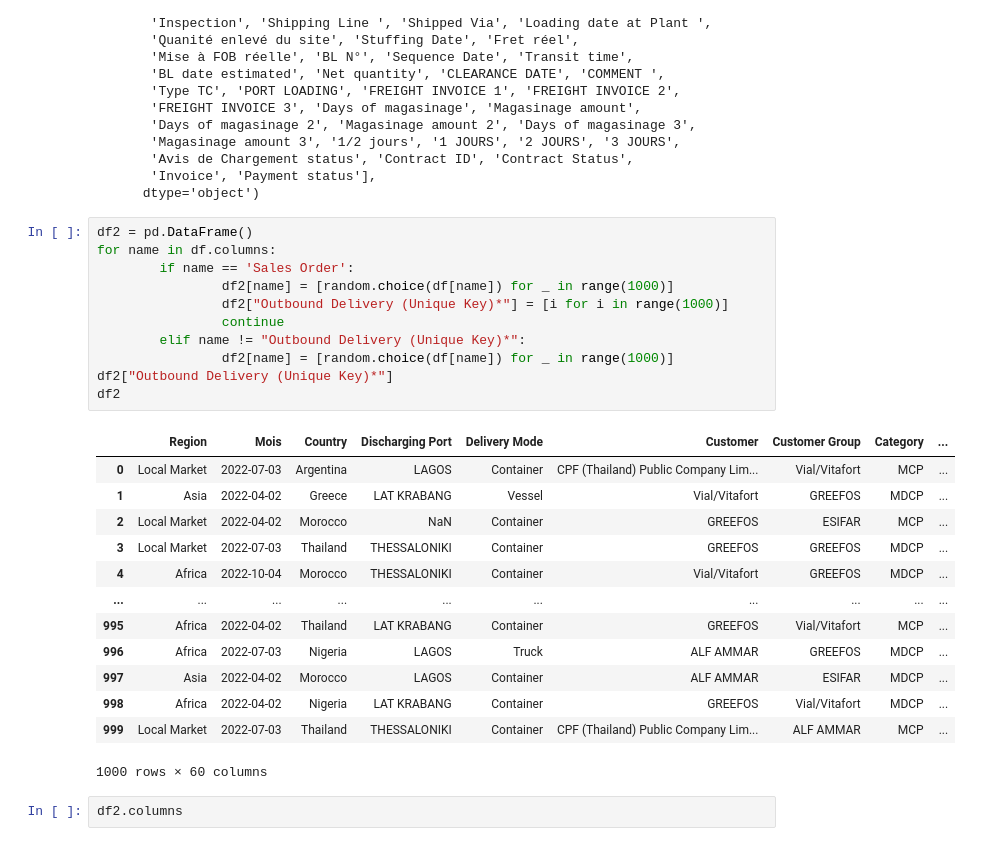
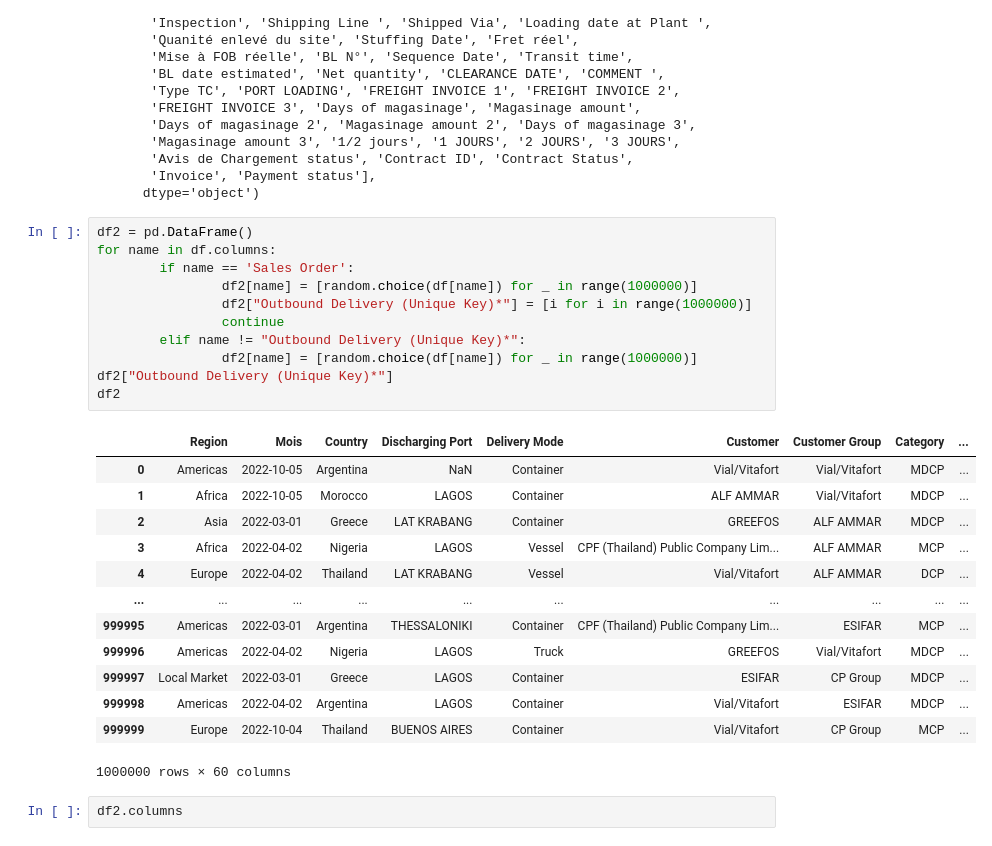
Before and after one commit to AymanYouss/um6p-cs-introdb-project2-choukri, a Jupyter notebook: deliverable3/fill-database.ipynb, the cells around one changed output. Saved outputs shown, nothing was run; the diff lists cells and outputs as text.

```diff
--- a/deliverable3/fill-database.ipynb
+++ b/deliverable3/fill-database.ipynb
@@ -60,28 +60,28 @@ Index(['Region', 'Mois', 'Country', 'Discharging Port', 'Delivery Mode',
 # %%
 df2 = pd.DataFrame()
 for name in df.columns:
         if name == 'Sales Order':
-                df2[name] = [random.choice(df[name]) for _ in range(1000)]
-                df2["Outbound Delivery (Unique Key)*"] = [i for i in range(1000)]
+                df2[name] = [random.choice(df[name]) for _ in range(1000000)]
+                df2["Outbound Delivery (Unique Key)*"] = [i for i in range(1000000)]
                 continue
         elif name != "Outbound Delivery (Unique Key)*":
-                df2[name] = [random.choice(df[name]) for _ in range(1000)]
+                df2[name] = [random.choice(df[name]) for _ in range(1000000)]
 df2["Outbound Delivery (Unique Key)*"]
 df2
 # %% [output]
 |  | Region | Mois | Country | Discharging Port | Delivery Mode | Customer | Customer Group | Category | ... |
-| 0 | Local Market | 2022-07-03 | Argentina | LAGOS | Container | CPF (Thailand) Public Company Lim... | Vial/Vitafort | MCP | ... |
-| 1 | Asia | 2022-04-02 | Greece | LAT KRABANG | Vessel | Vial/Vitafort | GREEFOS | MDCP | ... |
-| 2 | Local Market | 2022-04-02 | Morocco | NaN | Container | GREEFOS | ESIFAR | MCP | ... |
-| 3 | Local Market | 2022-07-03 | Thailand | THESSALONIKI | Container | GREEFOS | GREEFOS | MDCP | ... |
-| 4 | Africa | 2022-10-04 | Morocco | THESSALONIKI | Container | Vial/Vitafort | GREEFOS | MDCP | ... |
+| 0 | Americas | 2022-10-05 | Argentina | NaN | Container | Vial/Vitafort | Vial/Vitafort | MDCP | ... |
+| 1 | Africa | 2022-10-05 | Morocco | LAGOS | Container | ALF AMMAR | Vial/Vitafort | MDCP | ... |
+| 2 | Asia | 2022-03-01 | Greece | LAT KRABANG | Container | GREEFOS | ALF AMMAR | MDCP | ... |
+| 3 | Africa | 2022-04-02 | Nigeria | LAGOS | Vessel | CPF (Thailand) Public Company Lim... | ALF AMMAR | MCP | ... |
+| 4 | Europe | 2022-04-02 | Thailand | LAT KRABANG | Vessel | Vial/Vitafort | ALF AMMAR | DCP | ... |
 | ... | ... | ... | ... | ... | ... | ... | ... | ... | ... |
-| 995 | Africa | 2022-04-02 | Thailand | LAT KRABANG | Container | GREEFOS | Vial/Vitafort | MCP | ... |
-| 996 | Africa | 2022-07-03 | Nigeria | LAGOS | Truck | ALF AMMAR | GREEFOS | MDCP | ... |
-| 997 | Asia | 2022-04-02 | Morocco | LAGOS | Container | ALF AMMAR | ESIFAR | MDCP | ... |
-| 998 | Africa | 2022-04-02 | Nigeria | LAT KRABANG | Container | GREEFOS | Vial/Vitafort | MDCP | ... |
-| 999 | Local Market | 2022-07-03 | Thailand | THESSALONIKI | Container | CPF (Thailand) Public Company Lim... | ALF AMMAR | MCP | ... |
+| 999995 | Americas | 2022-03-01 | Argentina | THESSALONIKI | Container | CPF (Thailand) Public Company Lim... | ESIFAR | MCP | ... |
+| 999996 | Americas | 2022-04-02 | Nigeria | LAGOS | Truck | GREEFOS | Vial/Vitafort | MDCP | ... |
+| 999997 | Local Market | 2022-03-01 | Greece | LAGOS | Container | ESIFAR | CP Group | MDCP | ... |
+| 999998 | Americas | 2022-04-02 | Argentina | LAGOS | Container | Vial/Vitafort | ESIFAR | MDCP | ... |
+| 999999 | Europe | 2022-10-04 | Thailand | BUENOS AIRES | Container | Vial/Vitafort | CP Group | MCP | ... |
-1000 rows × 60 columns
+1000000 rows × 60 columns
 # %%
 df2.columns
 # %% [output]
```
Also changed, not shown: parts of 3 cells of this notebook, 8 other files.
